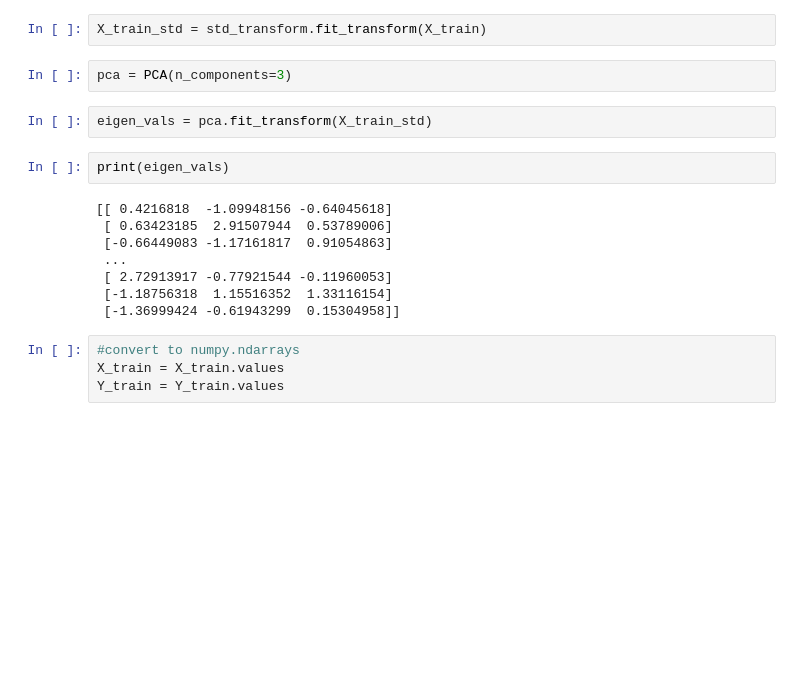
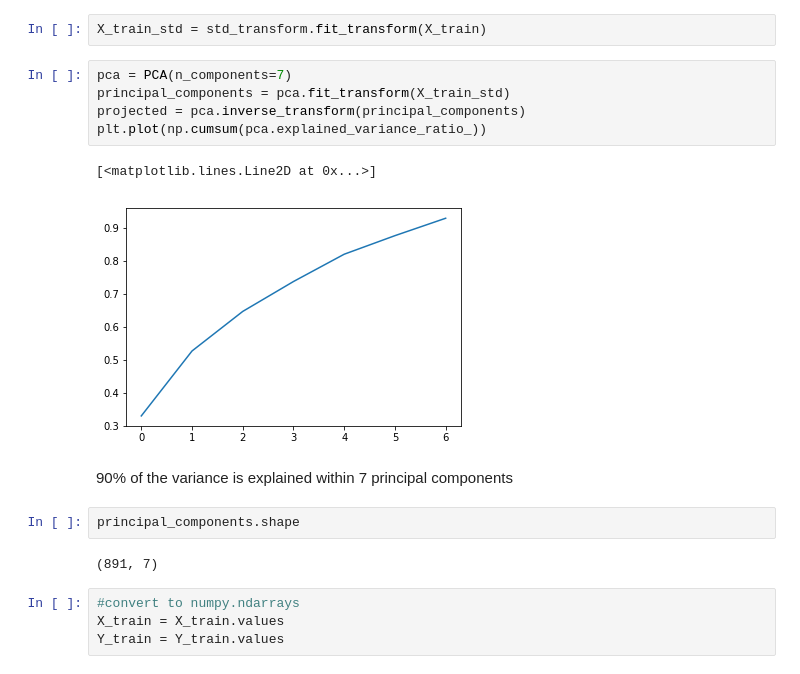
Before and after one commit to kho226/kaggle, a Jupyter notebook: titanic/titanic.ipynb, the cells around one changed output. Drawn from its saved outputs; the diff is of its cells as text; blank space fills up the shorter version.

```diff
--- a/titanic/titanic.ipynb
+++ b/titanic/titanic.ipynb
@@ -570,20 +574,20 @@ from sklearn.decomposition import PCA
 std_transform = StandardScaler()
 # %%
 X_train_std = std_transform.fit_transform(X_train)
-# %%
-pca = PCA(n_components=3)
-# %%
-eigen_vals = pca.fit_transform(X_train_std)
-# %%
-print(eigen_vals)
-# %% [output]
-[[ 0.4216818  -1.09948156 -0.64045618]
- [ 0.63423185  2.91507944  0.53789006]
- [-0.66449083 -1.17161817  0.91054863]
- ...
- [ 2.72913917 -0.77921544 -0.11960053]
- [-1.18756318  1.15516352  1.33116154]
- [-1.36999424 -0.61943299  0.15304958]]
+# %%
+pca = PCA(n_components=7)
+principal_components = pca.fit_transform(X_train_std)
+projected = pca.inverse_transform(principal_components)
+plt.plot(np.cumsum(pca.explained_variance_ratio_))
+# %% [output]
+[<matplotlib.lines.Line2D at 0x...>]
+[figure, added]
+# %% [markdown]
+90% of the variance is explained within 7 principal components
+# %%
+principal_components.shape
+# %% [output]
+(891, 7)
 # %%
 #convert to numpy.ndarrays
 X_train = X_train.values
```
Also changed, not shown: parts of 46 cells of this notebook.
